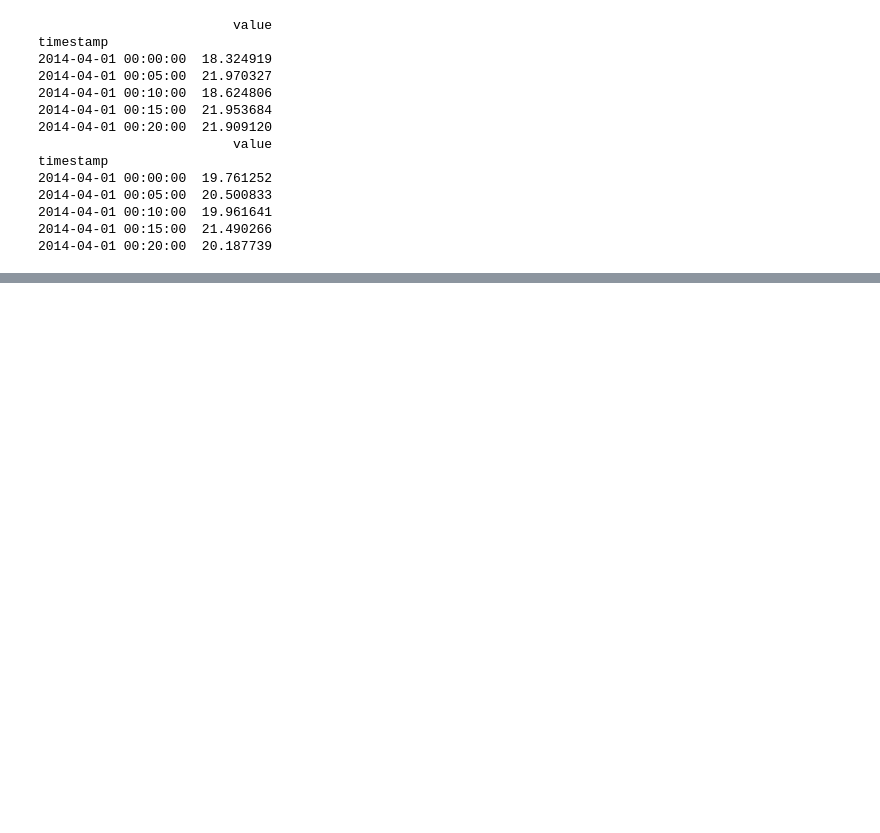
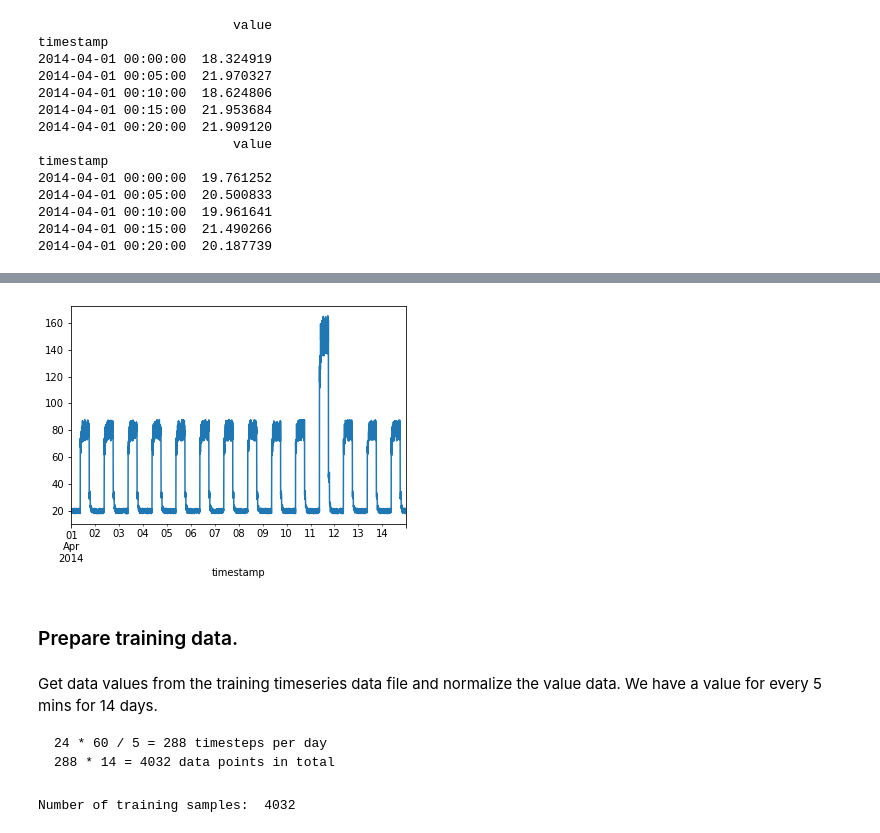
Before and after one commit to DracoNibilis/Machine-Learning-and-Statistic, a Jupyter notebook: anomaly-detection.ipynb, the cells around one changed output, grey strips where cells are left out. Drawn from its saved outputs; the diff is of its cells as text; code cells hidden in the pictures; blank space fills up the shorter version.

```diff
--- a/anomaly-detection.ipynb
+++ b/anomaly-detection.ipynb
@@ -54,0 +67,22 @@ timestamp
+# %%
+# Visualize the data - timeseries with anomalies.
+fig, ax = plt.subplots()
+df_daily_jumpsup.plot(legend=False, ax=ax)
+plt.show()
+# %% [output]
+[figure, added]
+# %% [markdown]
+### Prepare training data.
+# %% [markdown]
+Get data values from the training timeseries data file and normalize the value data. We have a value for every 5 mins for 14 days.
+
+    24 * 60 / 5 = 288 timesteps per day
+    288 * 14 = 4032 data points in total
+# %%
+# Normalize and save the mean and std.
+training_mean = df_small_noise.mean()
+training_std = df_small_noise.std()
+df_training_value = (df_small_noise - training_mean) / training_std
+print("Number of training samples: ", len(df_training_value))
+# %% [output]
+Number of training samples:  4032
```
Also changed, not shown: parts of 4 cells of this notebook.
